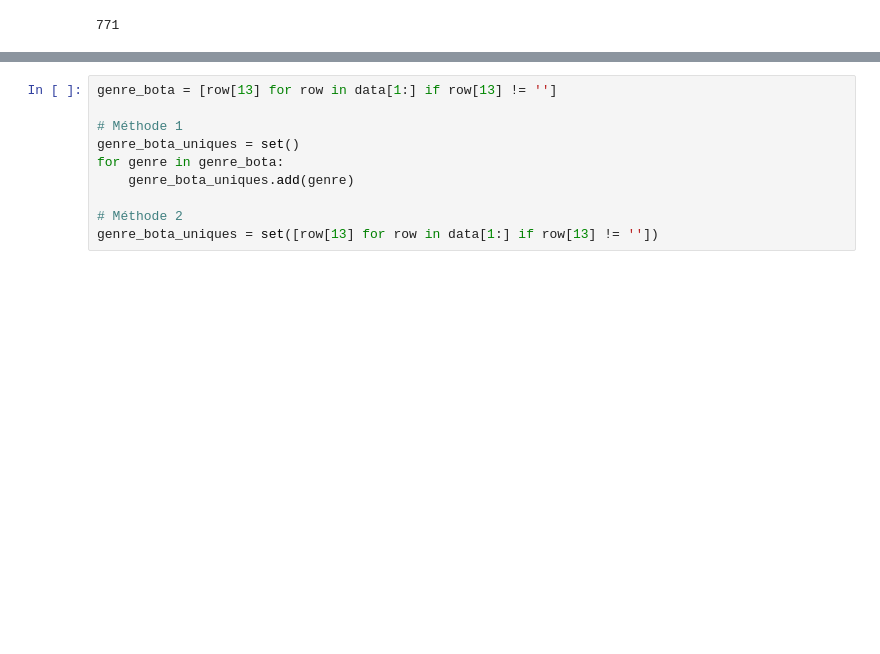
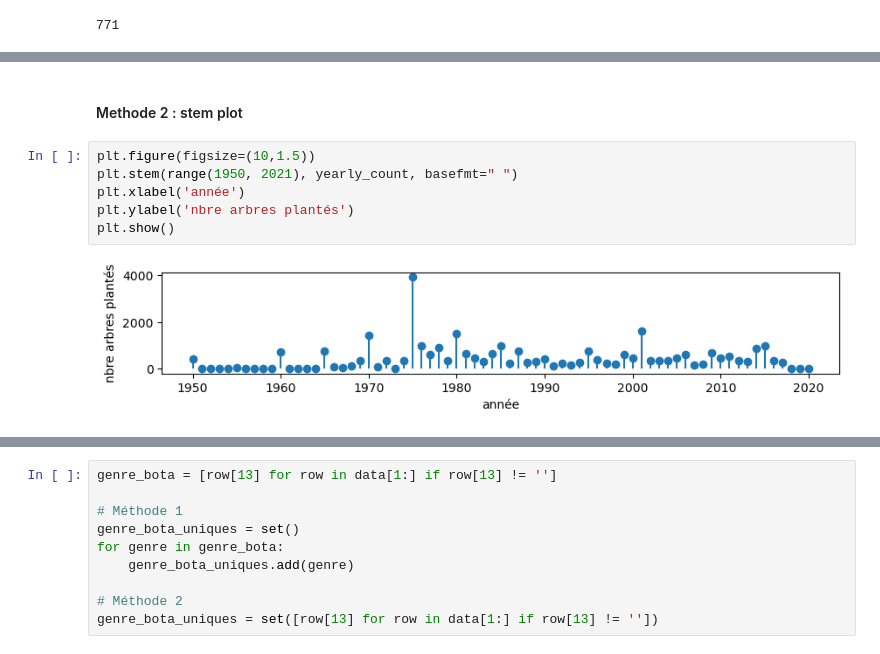
Before and after one commit to gazaboo/projet-python-arbres-grenoble, a Jupyter notebook: 4.1_Correction_iterations_1_et_2.ipynb, the cells around one changed output, grey strips where cells are left out. Saved outputs shown, nothing was run; the diff lists cells and outputs as text; blank space fills up the shorter version.

```diff
--- a/4.1_Correction_iterations_1_et_2.ipynb
+++ b/4.1_Correction_iterations_1_et_2.ipynb
@@ -307,0 +296,10 @@ sorted(annee_genreBota_clean, key=lambda t:t[0], reverse=True)
+# %% [markdown]
+#### Methode 2 : stem plot
+# %%
+plt.figure(figsize=(10,1.5))
+plt.stem(range(1950, 2021), yearly_count, basefmt=" ")
+plt.xlabel('année')
+plt.ylabel('nbre arbres plantés')
+plt.show()
+# %% [output]
+[figure, added]
```
Also changed, not shown: parts of 118 cells of this notebook, 14 other files.
